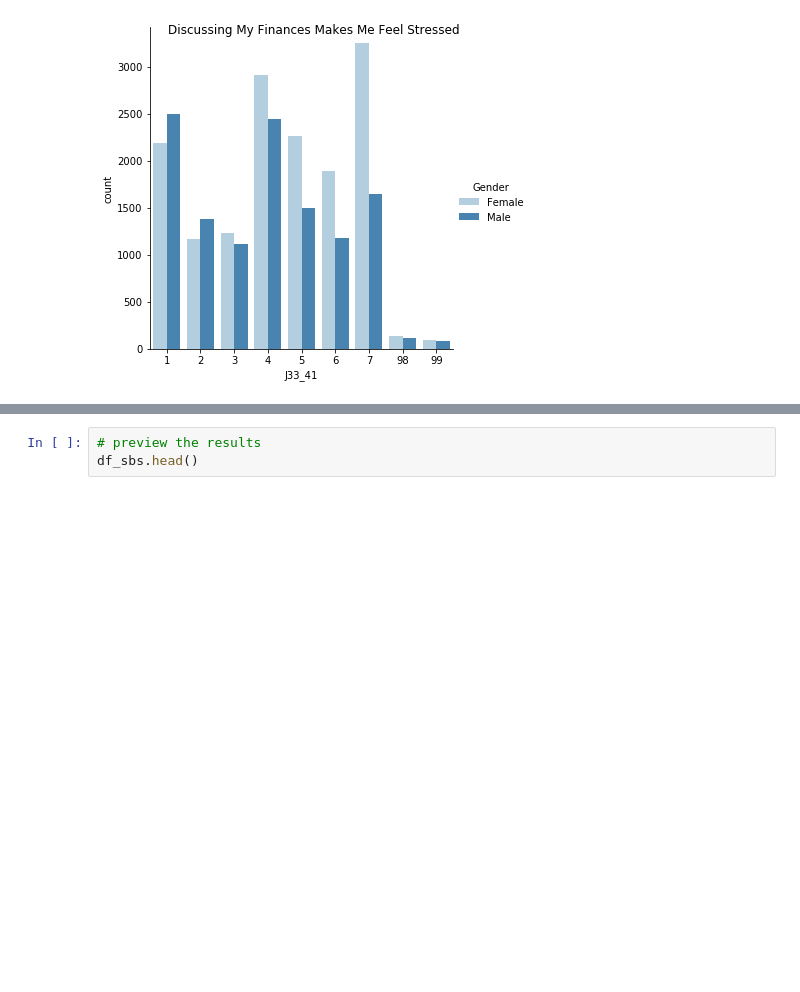
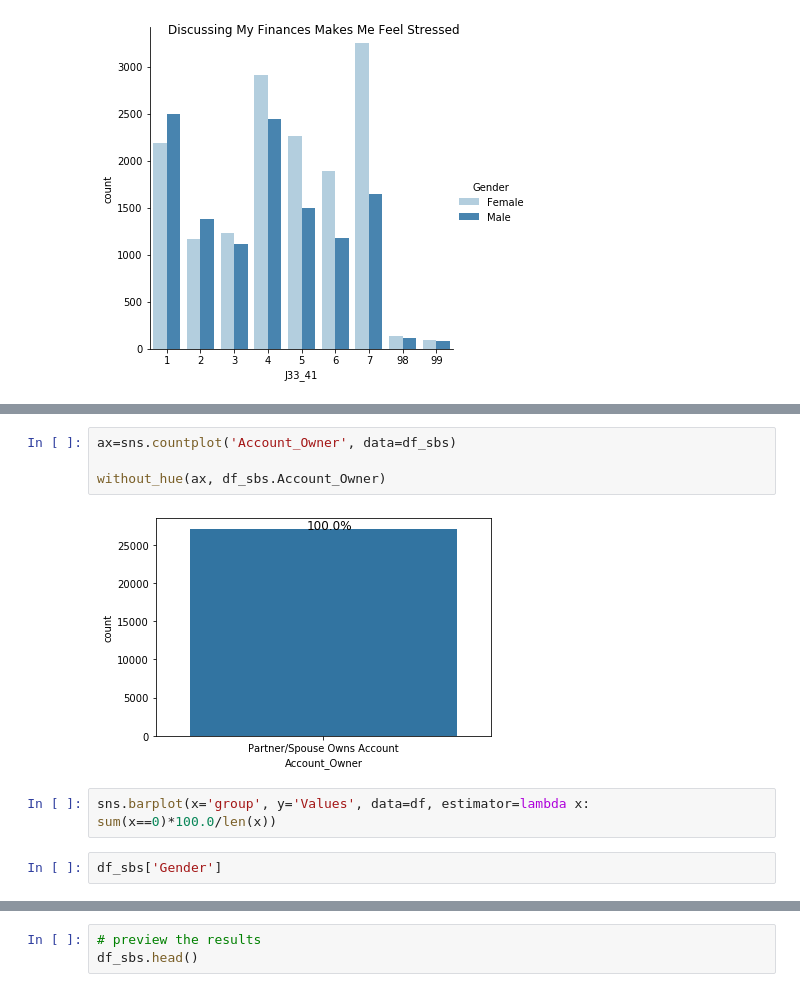
Before and after one commit to stavem/data-512-final, a Jupyter notebook: notebooks/010_EDA.ipynb, the cells around one changed output, grey strips where cells are left out. Saved outputs shown, nothing was run; the diff lists cells and outputs as text; blank space fills up the shorter version.

```diff
--- a/notebooks/010_EDA.ipynb
+++ b/notebooks/010_EDA.ipynb
@@ -88,0 +166,10 @@ df_sbs['Stressed'] = df_sbs.apply(lambda x: financial_stress(x['J33_41']),axis=1
+# %%
+ax=sns.countplot('Account_Owner', data=df_sbs)
+
+without_hue(ax, df_sbs.Account_Owner)
+# %% [output]
+[figure, added]
+# %%
+sns.barplot(x='group', y='Values', data=df, estimator=lambda x: sum(x==0)*100.0/len(x))
+# %%
+df_sbs['Gender']
```
Also changed, not shown: parts of 14 cells of this notebook, 1 other file.
